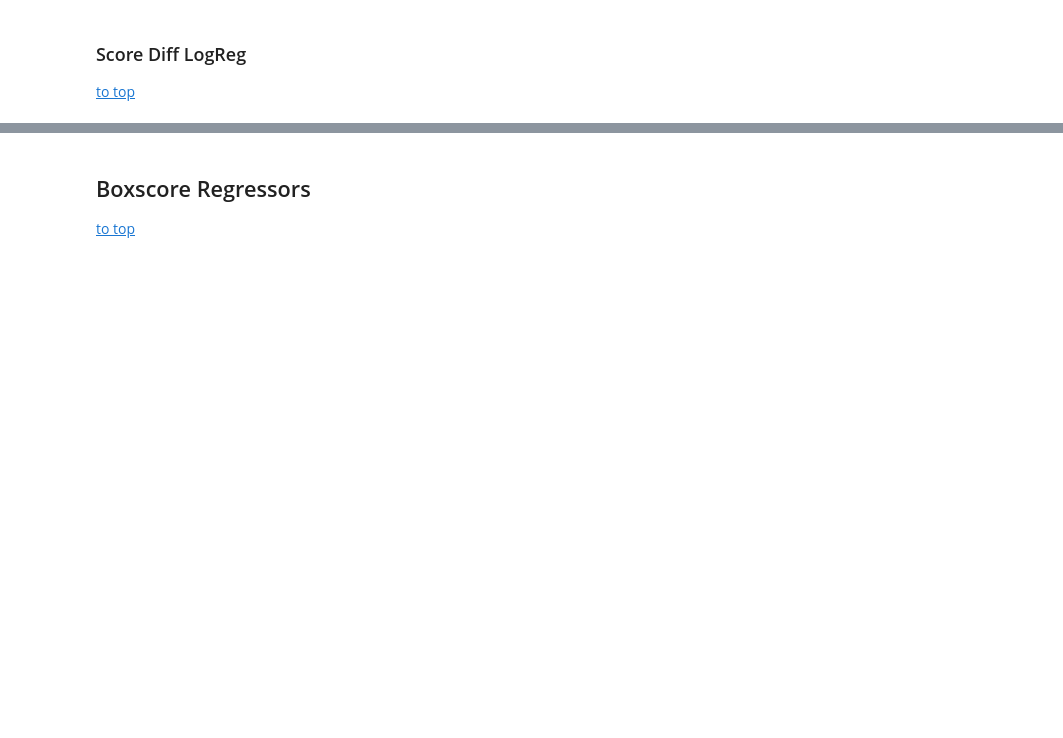
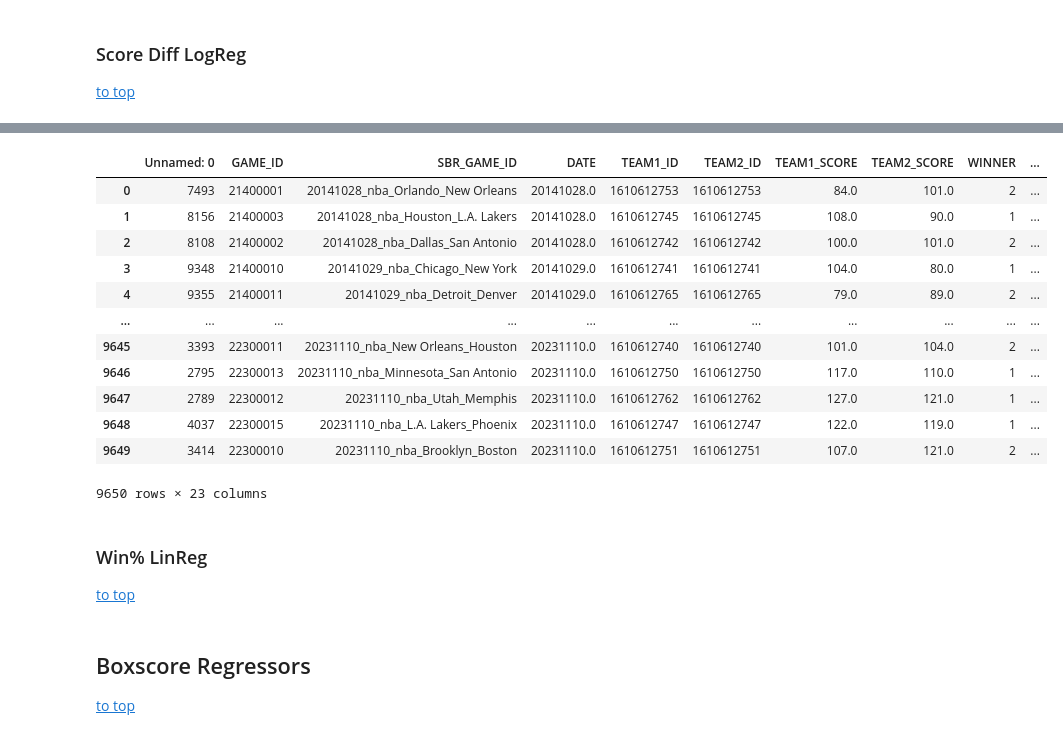
Before and after one commit to iiisong/ML-NBA-Betting, a Jupyter notebook: basic_games_regression.ipynb, the cells around one changed output, grey strips where cells are left out. Saved outputs shown, nothing was run; the diff lists cells and outputs as text; code cells hidden in the pictures; blank space fills up the shorter version.

```diff
--- a/basic_games_regression.ipynb
+++ b/basic_games_regression.ipynb
@@ -182,0 +194,21 @@ Coefficient of determination: -0.30
+# %%
+df = pd.read_csv("data_proc/games_wp_master.csv")
+display(df)
+# %% [output]
+|  | Unnamed: 0 | GAME_ID | SBR_GAME_ID | DATE | TEAM1_ID | TEAM2_ID | TEAM1_SCORE | TEAM2_SCORE | WINNER | ... |
+| 0 | 7493 | 21400001 | 20141028_nba_Orlando_New Orleans | 20141028.0 | 1610612753 | 1610612753 | 84.0 | 101.0 | 2 | ... |
+| 1 | 8156 | 21400003 | 20141028_nba_Houston_L.A. Lakers | 20141028.0 | 1610612745 | 1610612745 | 108.0 | 90.0 | 1 | ... |
+| 2 | 8108 | 21400002 | 20141028_nba_Dallas_San Antonio | 20141028.0 | 1610612742 | 1610612742 | 100.0 | 101.0 | 2 | ... |
+| 3 | 9348 | 21400010 | 20141029_nba_Chicago_New York | 20141029.0 | 1610612741 | 1610612741 | 104.0 | 80.0 | 1 | ... |
+| 4 | 9355 | 21400011 | 20141029_nba_Detroit_Denver | 20141029.0 | 1610612765 | 1610612765 | 79.0 | 89.0 | 2 | ... |
+| ... | ... | ... | ... | ... | ... | ... | ... | ... | ... | ... |
+| 9645 | 3393 | 22300011 | 20231110_nba_New Orleans_Houston | 20231110.0 | 1610612740 | 1610612740 | 101.0 | 104.0 | 2 | ... |
+| 9646 | 2795 | 22300013 | 20231110_nba_Minnesota_San Antonio | 20231110.0 | 1610612750 | 1610612750 | 117.0 | 110.0 | 1 | ... |
+| 9647 | 2789 | 22300012 | 20231110_nba_Utah_Memphis | 20231110.0 | 1610612762 | 1610612762 | 127.0 | 121.0 | 1 | ... |
+| 9648 | 4037 | 22300015 | 20231110_nba_L.A. Lakers_Phoenix | 20231110.0 | 1610612747 | 1610612747 | 122.0 | 119.0 | 1 | ... |
+| 9649 | 3414 | 22300010 | 20231110_nba_Brooklyn_Boston | 20231110.0 | 1610612751 | 1610612751 | 107.0 | 121.0 | 2 | ... |
+9650 rows × 23 columns
+# %% [markdown]
+### Win% LinReg
+[to top](#top)
+<a id="winper-lr">
```
Also changed, not shown: parts of 10 cells of this notebook.
